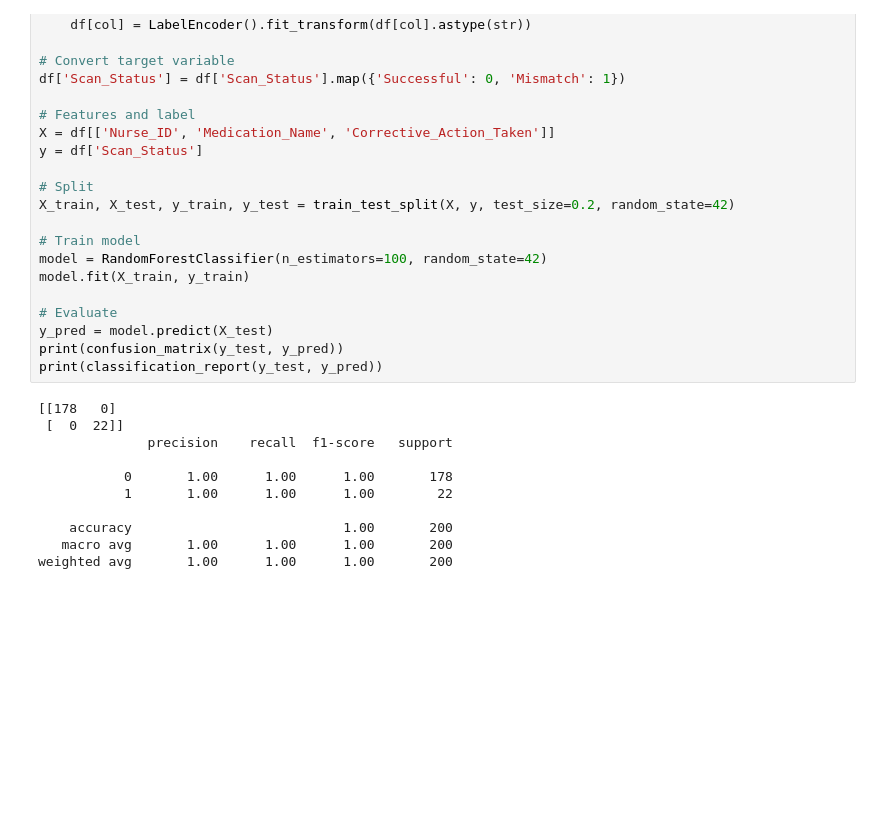
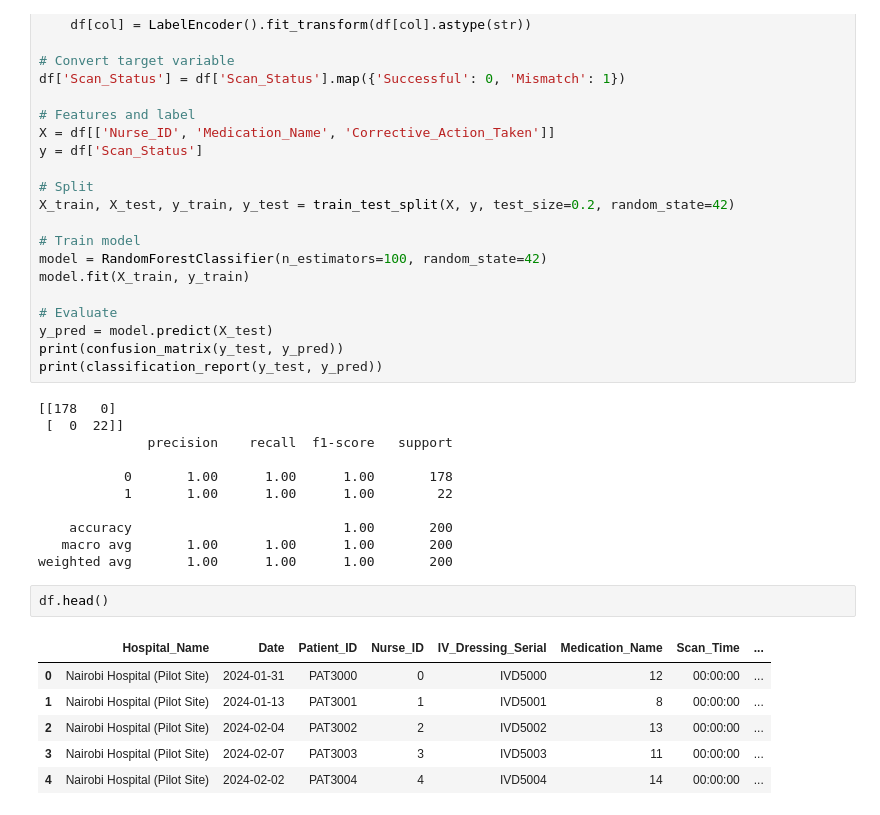
Before and after one commit to millicentwanyeki/panacea-ai-barcode, a Jupyter notebook: Panacea_Pilot__Data.ipynb, the cells around one changed output. Drawn from its saved outputs; the diff is of its cells as text; blank space fills up the shorter version.

```diff
--- a/Panacea_Pilot__Data.ipynb
+++ b/Panacea_Pilot__Data.ipynb
@@ -43,3 +43,12 @@ print(classification_report(y_test, y_pred))
     accuracy                           1.00       200
    macro avg       1.00      1.00      1.00       200
 weighted avg       1.00      1.00      1.00       200
+# %%
+df.head()
+# %% [output]
+|  | Hospital_Name | Date | Patient_ID | Nurse_ID | IV_Dressing_Serial | Medication_Name | Scan_Time | ... |
+| 0 | Nairobi Hospital (Pilot Site) | 2024-01-31 | PAT3000 | 0 | IVD5000 | 12 | 00:00:00 | ... |
+| 1 | Nairobi Hospital (Pilot Site) | 2024-01-13 | PAT3001 | 1 | IVD5001 | 8 | 00:00:00 | ... |
+| 2 | Nairobi Hospital (Pilot Site) | 2024-02-04 | PAT3002 | 2 | IVD5002 | 13 | 00:00:00 | ... |
+| 3 | Nairobi Hospital (Pilot Site) | 2024-02-07 | PAT3003 | 3 | IVD5003 | 11 | 00:00:00 | ... |
+| 4 | Nairobi Hospital (Pilot Site) | 2024-02-02 | PAT3004 | 4 | IVD5004 | 14 | 00:00:00 | ... |
```
Also changed, not shown: parts of 21 cells of this notebook.
